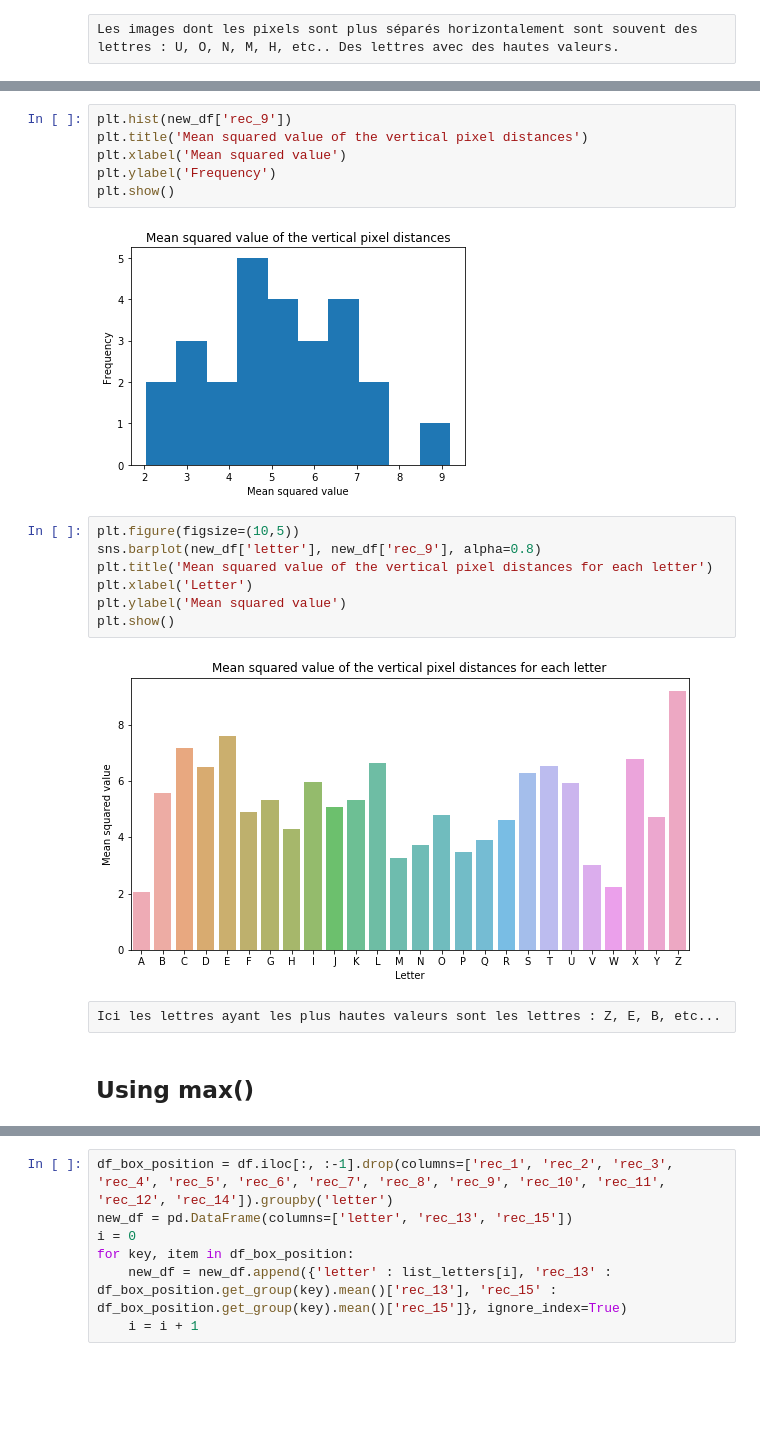
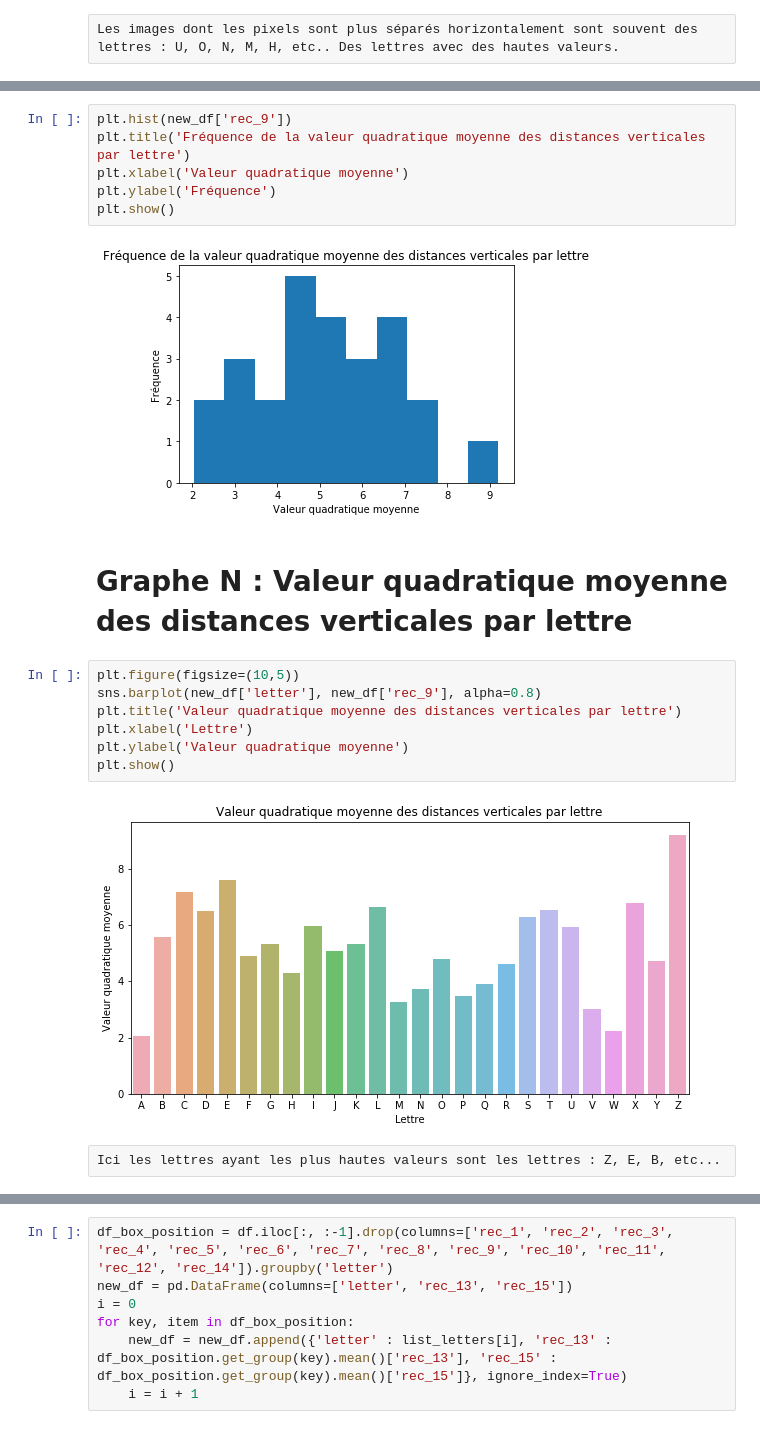
Before and after one commit to jgaussens/letterRecognition_mod, a Jupyter notebook: Data_Viz.ipynb, the cells around one changed output, grey strips where cells are left out. Drawn from its saved outputs; the diff is of its cells as text; blank space fills up the shorter version.

```diff
--- a/Data_Viz.ipynb
+++ b/Data_Viz.ipynb
@@ -268,21 +270,21 @@ Les images dont les pixels sont plus séparés horizontalement sont souvent des
 # %%
 plt.hist(new_df['rec_9'])
-plt.title('Mean squared value of the vertical pixel distances')
-plt.xlabel('Mean squared value')
-plt.ylabel('Frequency')
+plt.title('Fréquence de la valeur quadratique moyenne des distances verticales par lettre')
+plt.xlabel('Valeur quadratique moyenne')
+plt.ylabel('Fréquence')
 plt.show()
 # %% [output]
-[figure, old version]
+[figure, new version]
+# %% [markdown]
+# Graphe N : Valeur quadratique moyenne des distances verticales par lettre
 # %%
 plt.figure(figsize=(10,5))
 sns.barplot(new_df['letter'], new_df['rec_9'], alpha=0.8)
-plt.title('Mean squared value of the vertical pixel distances for each letter')
-plt.xlabel('Letter')
-plt.ylabel('Mean squared value')
+plt.title('Valeur quadratique moyenne des distances verticales par lettre')
+plt.xlabel('Lettre')
+plt.ylabel('Valeur quadratique moyenne')
 plt.show()
 # %% [output]
-[figure, old version]
+[figure, new version]
 # %% [raw]
 Ici les lettres ayant les plus hautes valeurs sont les lettres : Z, E, B, etc...
-# %% [markdown]
-## Using max()
```
Also changed, not shown: parts of 58 cells of this notebook, 2 other files.
